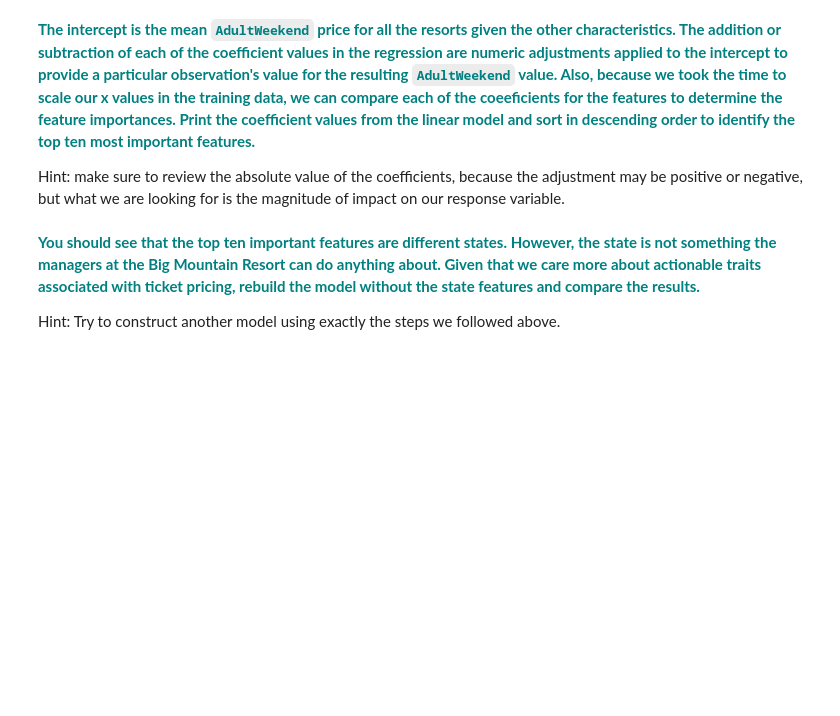
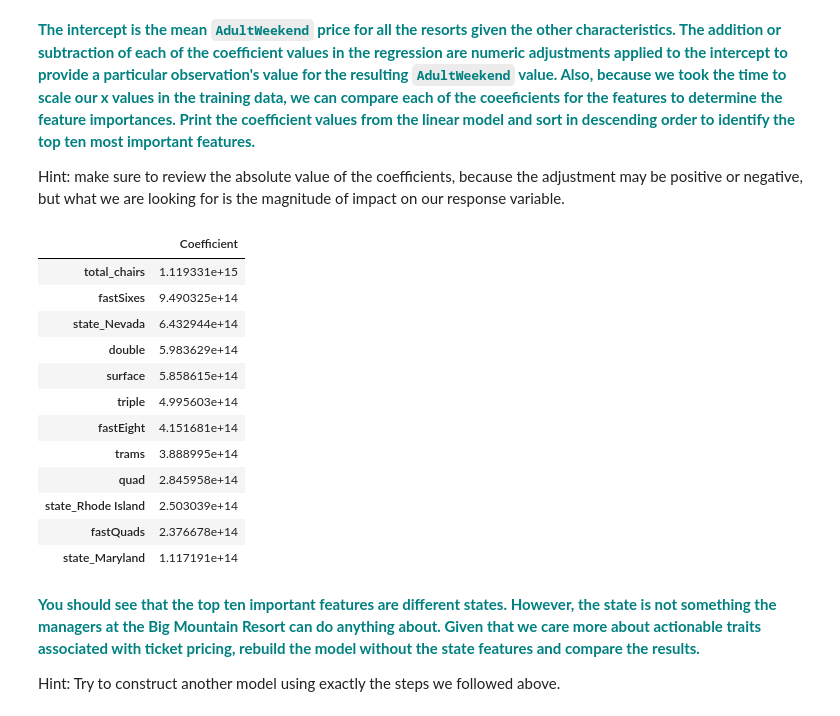
Before and after one commit to bauyrjanj/GuidedCapstone, a Jupyter notebook: PreProcessing & Splitting Dataset/GuidedCapstoneStep4 and step5HL.ipynb, the cells around one changed output. Saved outputs shown, nothing was run; the diff lists cells and outputs as text; code cells hidden in the pictures; blank space fills up the shorter version.

```diff
--- a/PreProcessing & Splitting Dataset/GuidedCapstoneStep4 and step5HL.ipynb
+++ b/PreProcessing & Splitting Dataset/GuidedCapstoneStep4 and step5HL.ipynb
@@ -187,11 +188,11 @@ This is the fifth step in the Data Science Method. In the previous steps you cle
 # %% [markdown]
 #### Model 1
 # %%
-#all first model set
-#from sklearn import linear_model
-#from sklearn.metrics import explained_variance_score,mean_absolute_error
-#lm = linear_model.LinearRegression()
-#model = lm.fit(X_train,y_train)
+# all first model set
+from sklearn import linear_model
+from sklearn.metrics import explained_variance_score,mean_absolute_error
+lm = linear_model.LinearRegression()
+model_1 = lm.fit(X_train,y_train)
 # %% [markdown]
 **<font color='teal'> Predict on the testing dataset and score the model performance with the y_test set and the y-pred values. The explained variance is a measure of the variation explained by the model. This is also known as the R-squared value. </font>**
 
@@ -215,7 +253,21 @@ Hint: our linear regression model `lm` has an attribute `intercept_` for the int
 Hint: make sure to review the absolute value of the coefficients, because the adjustment may be positive or negative, but what we are looking for is the magnitude of impact on our response variable.
 # %%
 # You might want to make a pandas DataFrame displaying the coefficients for each state like so:
-# pd.DataFrame(abs(lm.coef_), X.columns, columns=['Coefficient'])
+pd.DataFrame(abs(lm.coef_), X.columns, columns=['Coefficient']).sort_values(by=['Coefficient'], ascending=False).head(12)
+# %% [output]
+|  | Coefficient |
+| total_chairs | 1.119331e+15 |
+| fastSixes | 9.490325e+14 |
+| state_Nevada | 6.432944e+14 |
+| double | 5.983629e+14 |
+| surface | 5.858615e+14 |
+| triple | 4.995603e+14 |
+| fastEight | 4.151681e+14 |
+| trams | 3.888995e+14 |
+| quad | 2.845958e+14 |
+| state_Rhode Island | 2.503039e+14 |
+| fastQuads | 2.376678e+14 |
+| state_Maryland | 1.117191e+14 |
 # %% [markdown]
 **<font color='teal'>You should see that the top ten important features are different states. However, the state is not something the managers at the Big Mountain Resort can do anything about. Given that we care more about actionable traits associated with ticket pricing, rebuild the model without the state features and compare the results. </font>**
 
```
Also changed, not shown: parts of 36 cells of this notebook.
